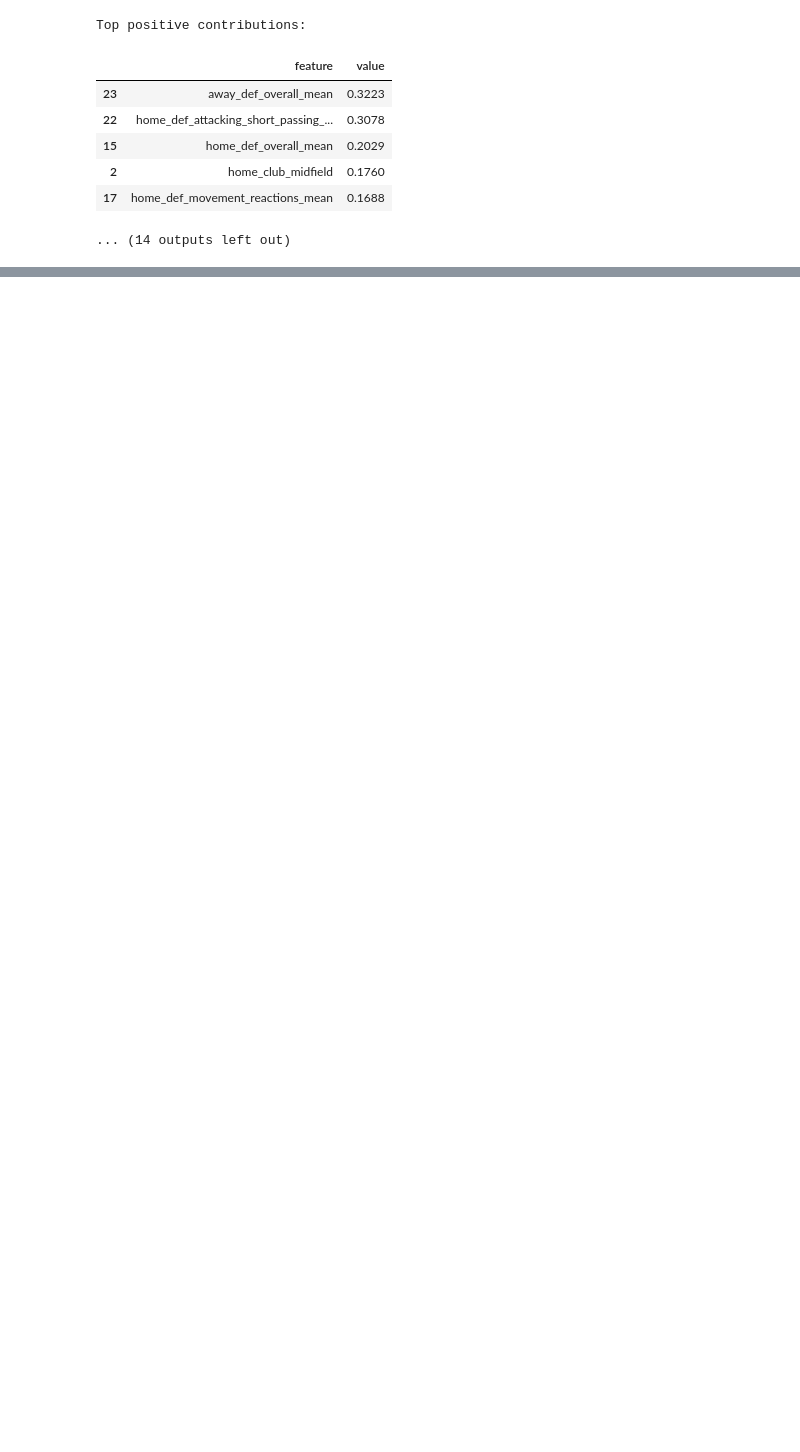
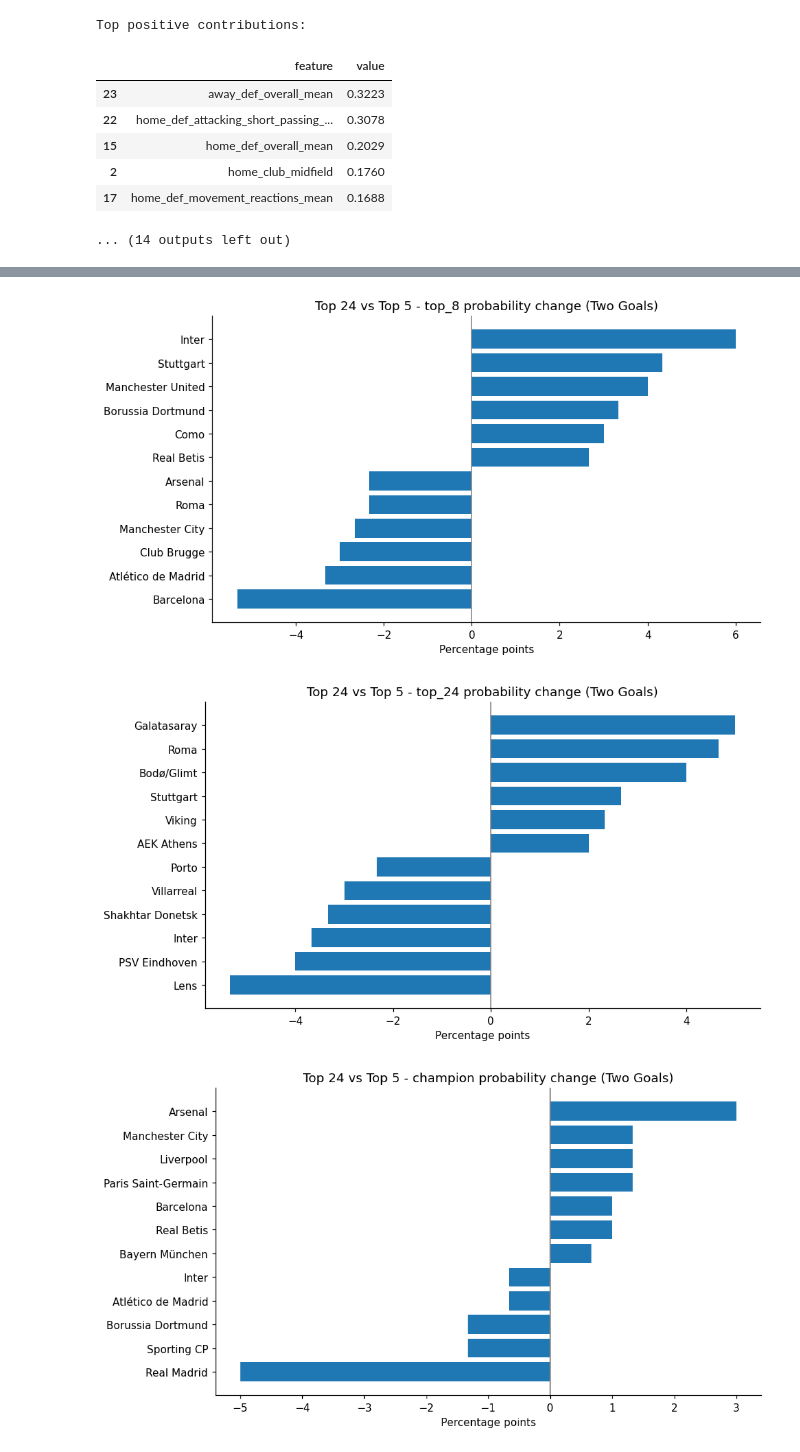
Before and after one commit to SevenLu0420/fifa-ucl-model, a Jupyter notebook: UCL_Prediction_and_Analysis.ipynb, the cells around one changed output, grey strips where cells are left out. Drawn from its saved outputs; the diff is of its cells as text; code cells hidden in the pictures; blank space fills up the shorter version.

```diff
--- a/UCL_Prediction_and_Analysis.ipynb
+++ b/UCL_Prediction_and_Analysis.ipynb
@@ -2579,0 +3029,18 @@ Top positive contributions:
+# %%
+fixtures = pd.read_csv(FIXTURES_PATH)
+print(sim.audit_fixtures(fixtures, as_of='2026-11-26'))
+
+base_profiles = proxy.build_partial_fixture_profiles(fixtures)
+required = sorted({c[5:] for bundle in final_models.values() for c in bundle['columns']
+                   if c.startswith(('home_', 'away_'))} - {'team', 'club_id'})
+print('Required team-level input fields:', len(required))
+
+for k in [5, 24]:
+    patched = proxy.patch_profiles(base_profiles, proxy_profiles, k)
+    for team in proxy.TARGETS:
+        missing = [c for c in required if pd.isna(patched[team].get(c))]
+        print(f'{team}, Top {k}: {len(missing)} missing of {len(required)} model inputs')
+        if missing:
+            raise ValueError(f'{team}, Top {k}: missing actual model inputs: {missing}')
+
+print('All four proxy profiles have the model-required inputs.')
@@ -2579,0 +3055,13 @@ Top positive contributions:
+# %%
+comparison, runs = proxy.compare_monte_carlo(
+    fixtures, base_profiles, proxy_profiles,
+    final_models, feature_groups, predict_bundle,
+    runs=300, seed=42
+)
+
+cols = ['team', 'method', 'top_8_k5', 'top_8_k24', 'top_8_delta',
+        'top_24_k5', 'top_24_k24', 'top_24_delta',
+        'champion_k5', 'champion_k24', 'champion_delta']
+
+display(comparison.loc[comparison.team.isin(proxy.TARGETS), cols].round(4))
+comparison.to_csv(f'{OUT_DIR}/simulation_sensitivity.csv', index=False)
@@ -2579,0 +3076,17 @@ Top positive contributions:
+# %%
+for metric in ['top_8', 'top_24', 'champion']:
+    subset = comparison[comparison.method == 'two_goals'].copy()
+    subset['abs_change'] = subset[f'{metric}_delta'].abs()
+    top = subset.nlargest(12, 'abs_change').sort_values(f'{metric}_delta')
+
+    fig, ax = plt.subplots(figsize=(9, 5))
+    ax.barh(top.team, top[f'{metric}_delta'] * 100)
+    ax.axvline(0, color='gray', linewidth=1)
+    ax.set_title(f'Top 24 vs Top 5 - {metric} probability change (Two Goals)')
+    ax.set_xlabel('Percentage points')
+    plt.tight_layout()
+    plt.show()
+# %% [output]
+[figure, added]
+[figure, added]
+[figure, added]
```
Also changed, not shown: parts of 29 cells of this notebook, 53 other files.
